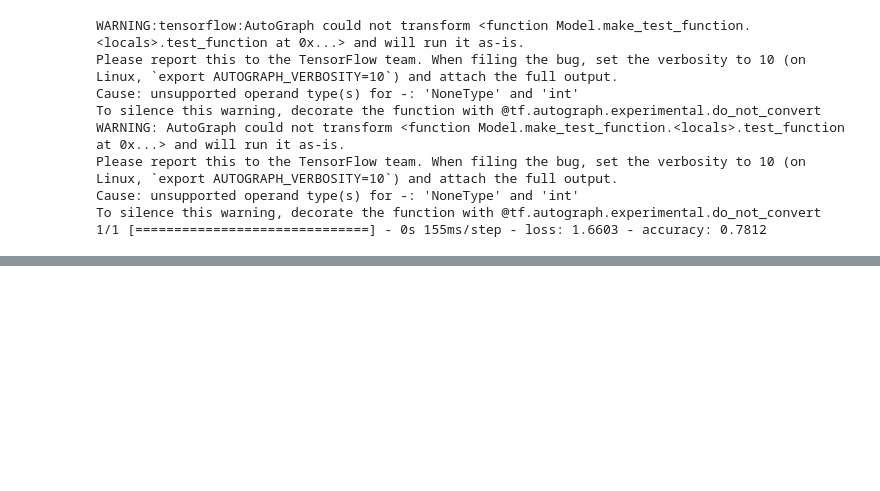
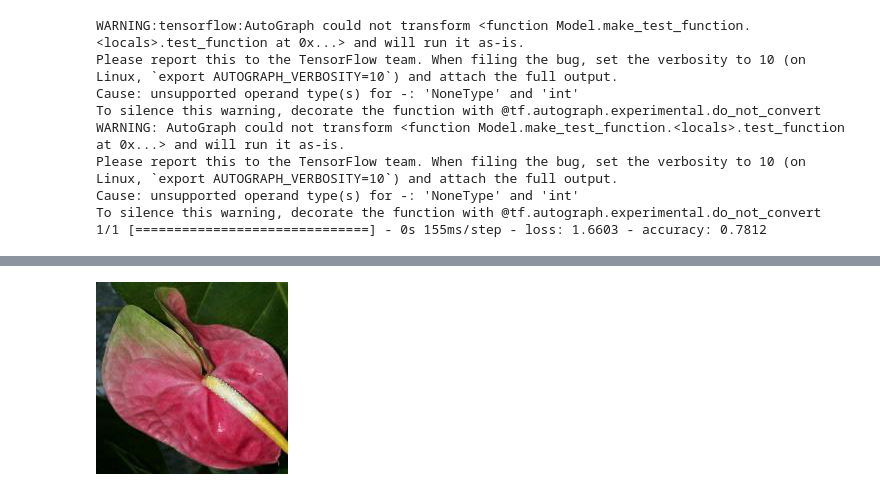
Before and after one commit to nobletang/Species-Identification-w-Image-Recognition, a Jupyter notebook: new_simple_model-Copy1.ipynb, the cells around one changed output, grey strips where cells are left out. Cells and saved outputs as stored; diff of their text form; code cells hidden in the pictures; blank space fills up the shorter version.

```diff
--- a/new_simple_model-Copy1.ipynb
+++ b/new_simple_model-Copy1.ipynb
@@ -257,0 +313,10 @@ To silence this warning, decorate the function with @tf.autograph.experimental.d
+# %%
+def print_img(dataset):
+    for img in dataset:
+        array_to_img(img)
+
+    return array_to_img(img)
+# %%
+print_img(train_img)
+# %% [output]
+[figure, added]
```
Also changed, not shown: parts of 12 cells of this notebook.
